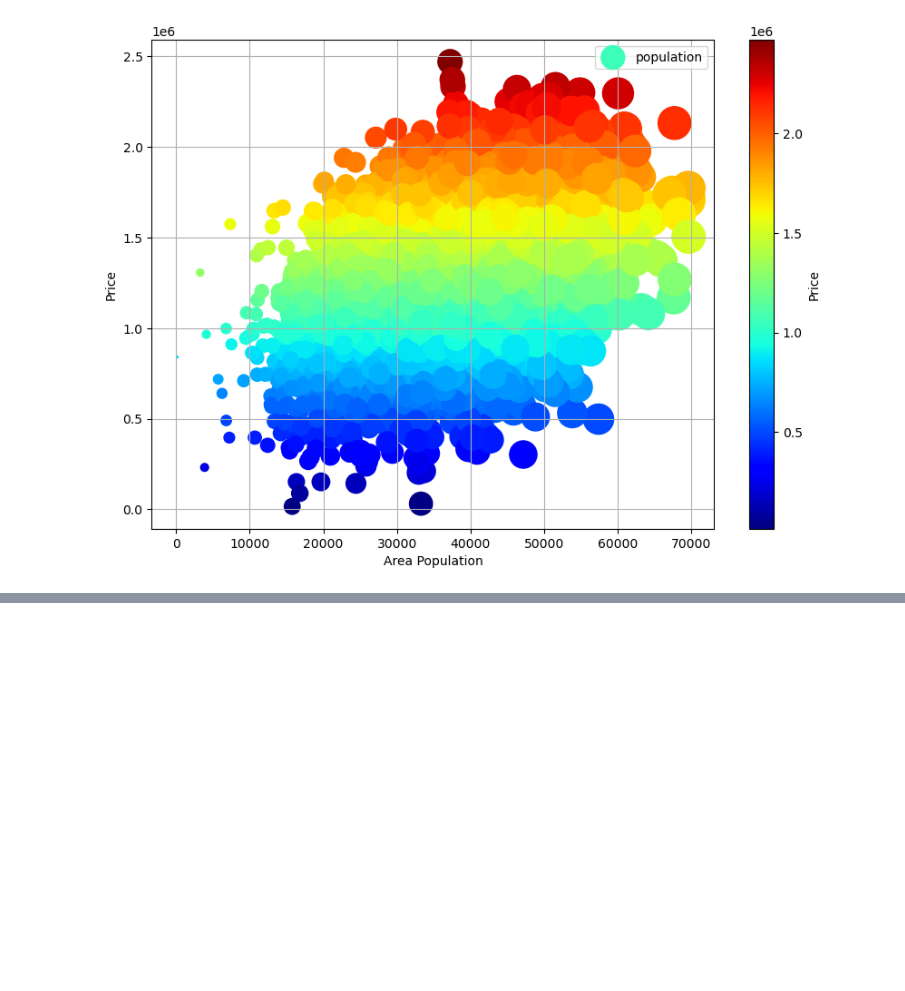
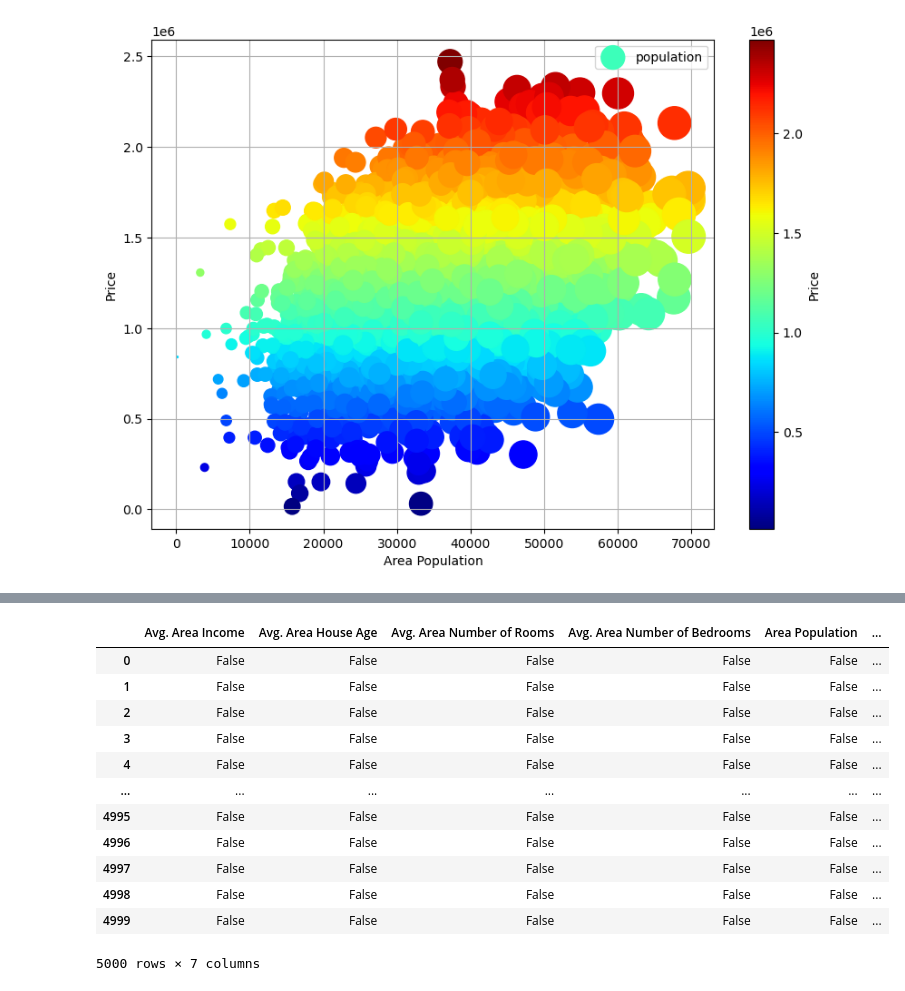
Before and after one commit to tashfeensubhani/practisedatascientist, a Jupyter notebook: chapter_2/Data Visualizations.ipynb, the cells around one changed output, grey strips where cells are left out. Saved outputs shown, nothing was run; the diff lists cells and outputs as text; code cells hidden in the pictures; blank space fills up the shorter version.

```diff
--- a/chapter_2/Data Visualizations.ipynb
+++ b/chapter_2/Data Visualizations.ipynb
@@ -36,0 +44,16 @@ df.plot(kind="scatter", x="Area Population", y="Price", grid=True, s=df["Area Po
+# %%
+df.isnull()
+# %% [output]
+|  | Avg. Area Income | Avg. Area House Age | Avg. Area Number of Rooms | Avg. Area Number of Bedrooms | Area Population | ... |
+| 0 | False | False | False | False | False | ... |
+| 1 | False | False | False | False | False | ... |
+| 2 | False | False | False | False | False | ... |
+| 3 | False | False | False | False | False | ... |
+| 4 | False | False | False | False | False | ... |
+| ... | ... | ... | ... | ... | ... | ... |
+| 4995 | False | False | False | False | False | ... |
+| 4996 | False | False | False | False | False | ... |
+| 4997 | False | False | False | False | False | ... |
+| 4998 | False | False | False | False | False | ... |
+| 4999 | False | False | False | False | False | ... |
+5000 rows × 7 columns
```
Also changed, not shown: parts of 5 cells of this notebook, 2 other files.
